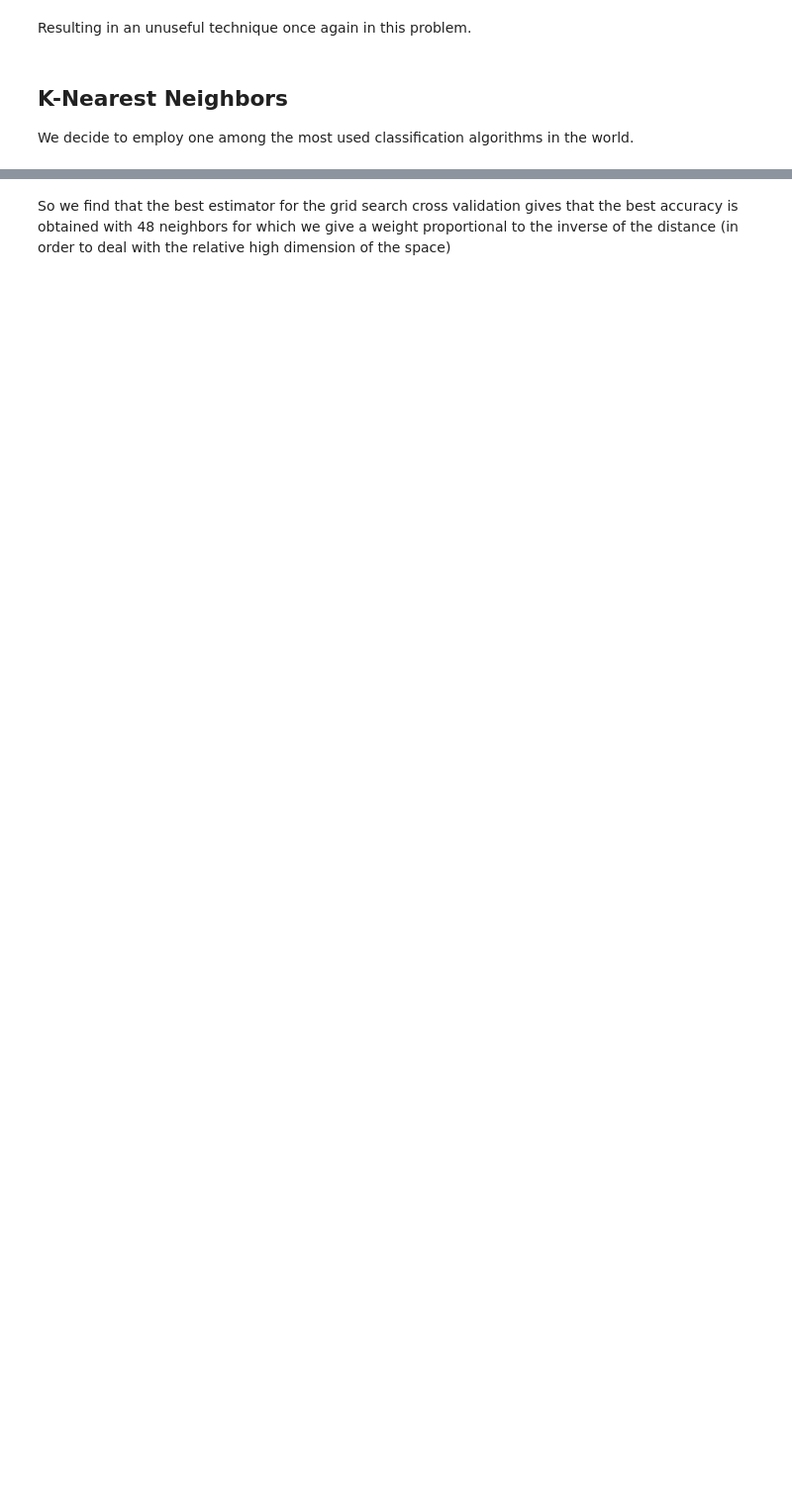
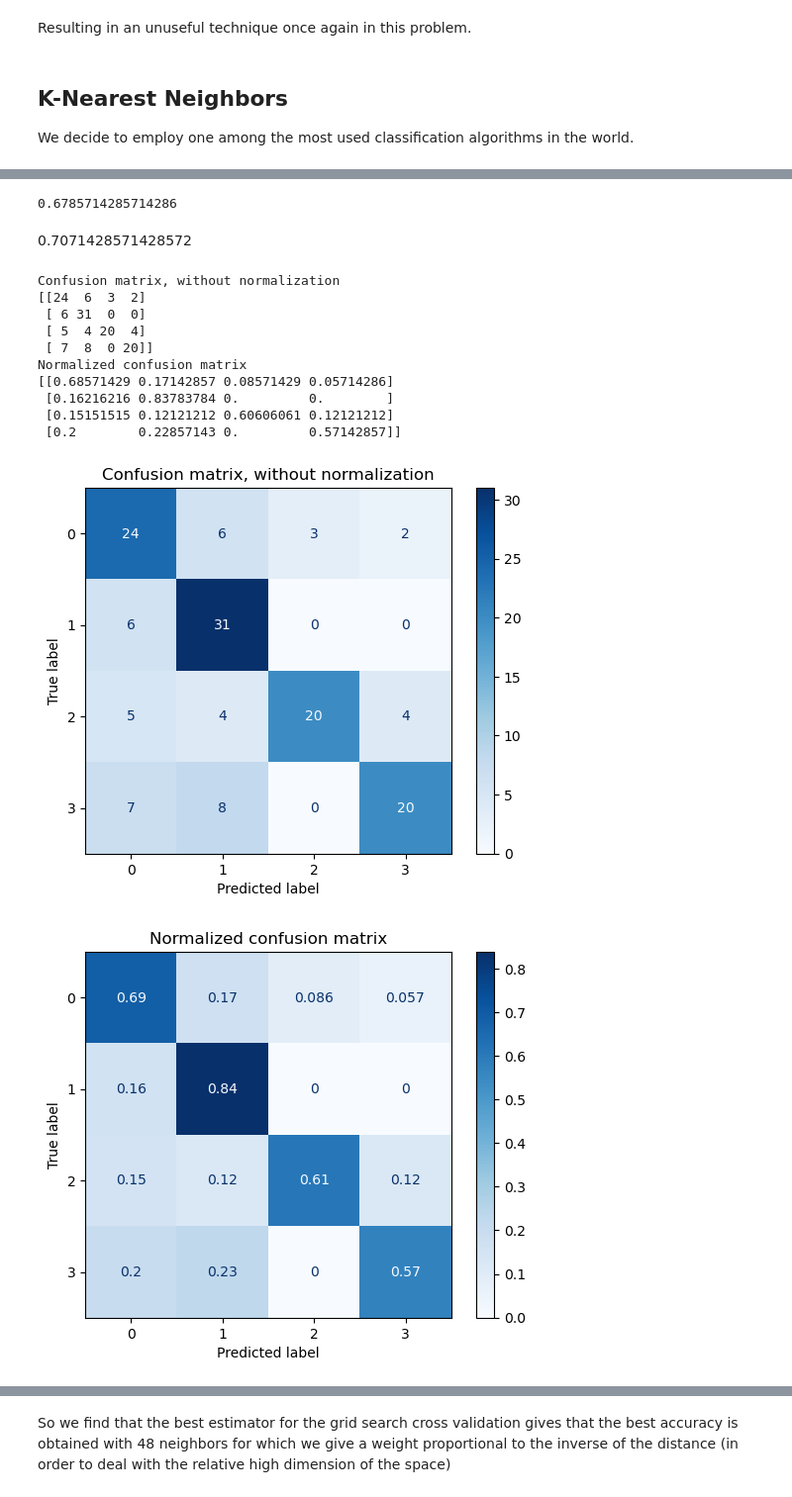
Before and after one commit to alessandropranzo/ml-individual-project, a Jupyter notebook: project.ipynb, the cells around one changed output, grey strips where cells are left out. Shown: that part at 99% size. Saved outputs shown, nothing was run; the diff lists cells and outputs as text; code cells hidden in the pictures; blank space fills up the shorter version.

```diff
--- a/project.ipynb
+++ b/project.ipynb
@@ -157,0 +164,8 @@ from sklearn.model_selection import GridSearchCV , RandomizedSearchCV
+# %%
+knn_simple = Pipeline([
+    ("scaler" , StandardScaler()),
+     ("knn", KNeighborsClassifier()) #Where here the default number of neighbors is 5 (exactly the number of our labels + 1)
+])
+
+knn_simple_scores = cross_validate(knn_simple, X_train, y_train, scoring= "accuracy")
+knn_simple_scores
@@ -158 +182,41 @@ from sklearn.model_selection import GridSearchCV , RandomizedSearchCV
+# %%
+knn_simple.fit(X_train, y_train)
+y_pred_simple = knn_simple.predict(X_test)
+print(accuracy_score(y_test, y_pred_simple))
+# %% [output]
+0.6785714285714286
+# %% [markdown]
+0.7071428571428572
+# %%
+titles_options = [
+    ("Confusion matrix, without normalization", None),
+    ("Normalized confusion matrix", "true"),
+]
+for title, normalize in titles_options:
+    disp = ConfusionMatrixDisplay.from_estimator(
+        knn_simple,
+        X_test,
+        y_test,
+        cmap=plt.cm.Blues,
+        normalize=normalize,
+    )
+    disp.ax_.set_title(title)
+
+    print(title)
+    print(disp.confusion_matrix)
+
+plt.show()
+# %% [output]
+Confusion matrix, without normalization
+[[24  6  3  2]
+ [ 6 31  0  0]
+ [ 5  4 20  4]
+ [ 7  8  0 20]]
+Normalized confusion matrix
+[[0.68571429 0.17142857 0.08571429 0.05714286]
+ [0.16216216 0.83783784 0.         0.        ]
+ [0.15151515 0.12121212 0.60606061 0.12121212]
+ [0.2        0.22857143 0.         0.57142857]]
+[figure, added]
+[figure, added]
 # %%
```
Also changed, not shown: parts of 43 cells of this notebook.
